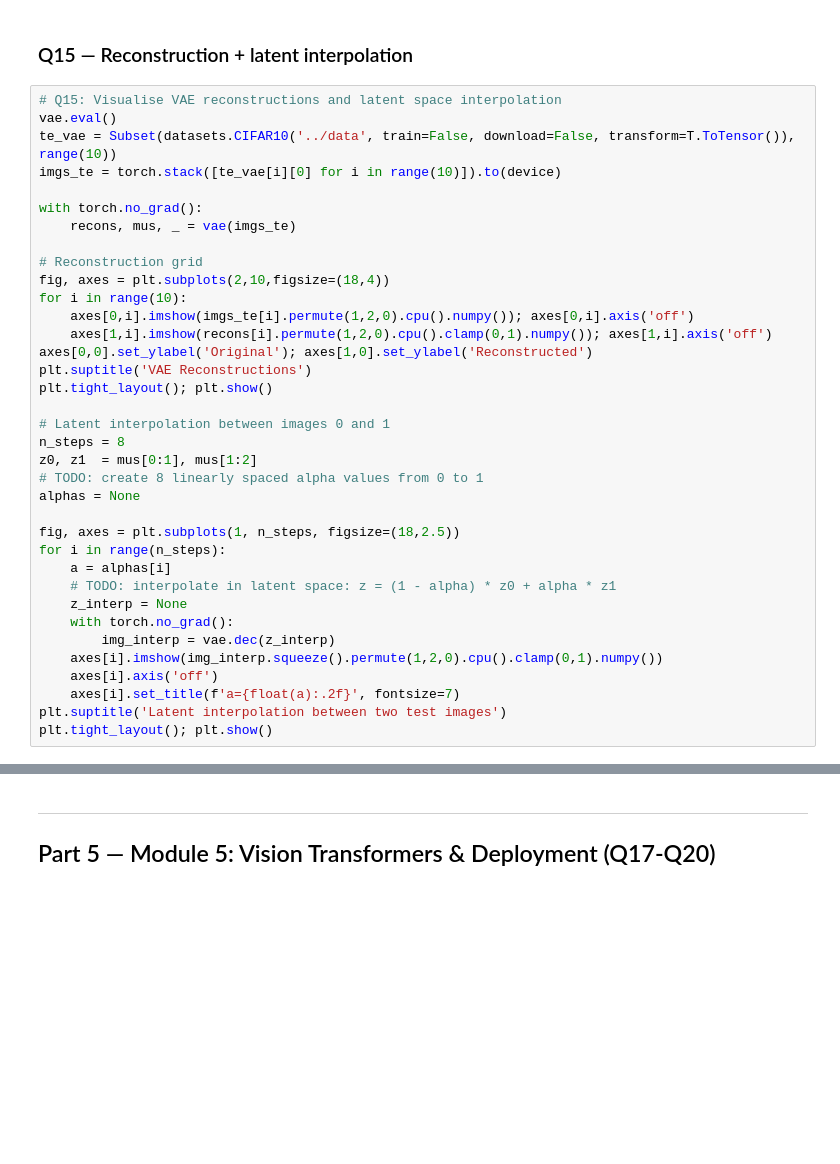
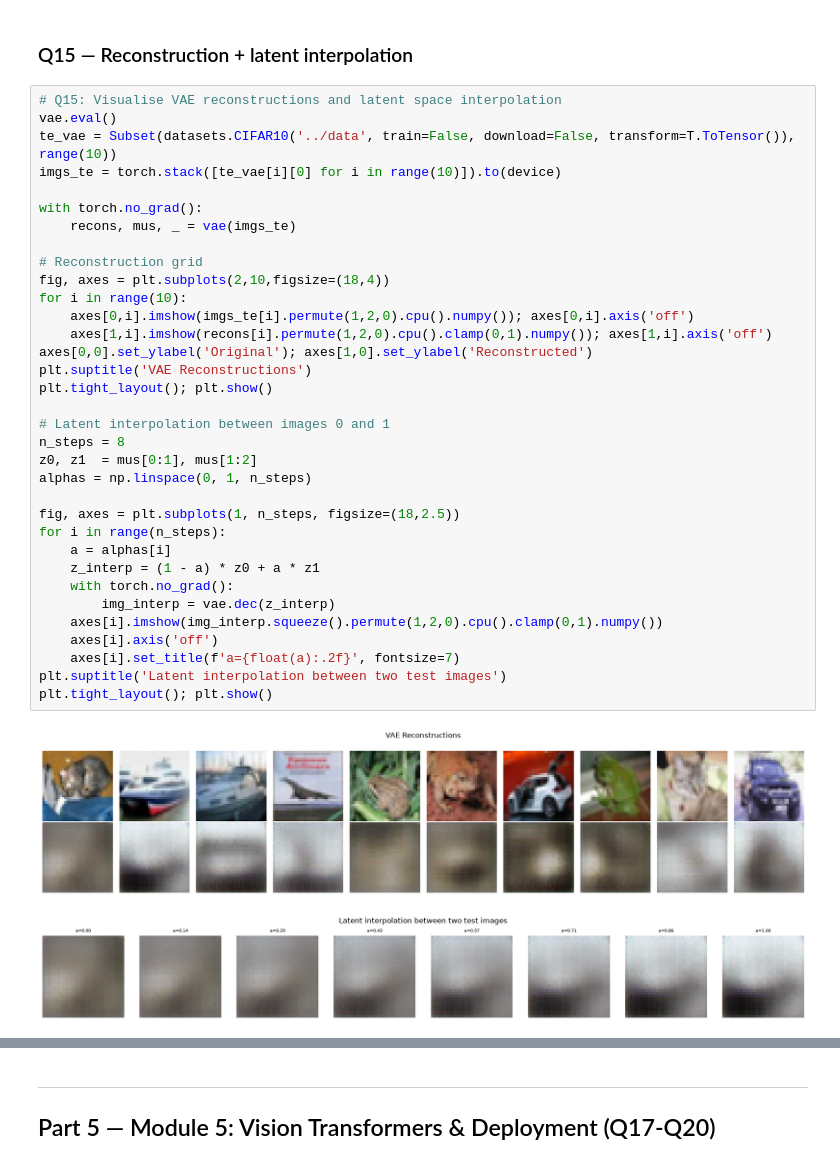
Before and after one commit to Sulav-Koirala/AI-Fellowship-Assignments, a Jupyter notebook: Week 11/W11_CV_Assignment_Notebook.ipynb, the cells around one changed output, grey strips where cells are left out. Cells and saved outputs as stored; diff of their text form; blank space fills up the shorter version.

```diff
--- a/Week 11/W11_CV_Assignment_Notebook.ipynb
+++ b/Week 11/W11_CV_Assignment_Notebook.ipynb
@@ -716,37 +720,38 @@ plt.tight_layout(); plt.show()
 vae.eval()
 te_vae = Subset(datasets.CIFAR10('../data', train=False, download=False, transform=T.ToTensor()), range(10))
 imgs_te = torch.stack([te_vae[i][0] for i in range(10)]).to(device)
 
 with torch.no_grad():
     recons, mus, _ = vae(imgs_te)
 
 # Reconstruction grid
 fig, axes = plt.subplots(2,10,figsize=(18,4))
 for i in range(10):
     axes[0,i].imshow(imgs_te[i].permute(1,2,0).cpu().numpy()); axes[0,i].axis('off')
     axes[1,i].imshow(recons[i].permute(1,2,0).cpu().clamp(0,1).numpy()); axes[1,i].axis('off')
 axes[0,0].set_ylabel('Original'); axes[1,0].set_ylabel('Reconstructed')
 plt.suptitle('VAE Reconstructions')
 plt.tight_layout(); plt.show()
 
 # Latent interpolation between images 0 and 1
 n_steps = 8
 z0, z1  = mus[0:1], mus[1:2]
-# TODO: create 8 linearly spaced alpha values from 0 to 1
-alphas = None
+alphas = np.linspace(0, 1, n_steps)
 
 fig, axes = plt.subplots(1, n_steps, figsize=(18,2.5))
 for i in range(n_steps):
     a = alphas[i]
-    # TODO: interpolate in latent space: z = (1 - alpha) * z0 + alpha * z1
-    z_interp = None
+    z_interp = (1 - a) * z0 + a * z1
     with torch.no_grad():
         img_interp = vae.dec(z_interp)
     axes[i].imshow(img_interp.squeeze().permute(1,2,0).cpu().clamp(0,1).numpy())
     axes[i].axis('off')
     axes[i].set_title(f'a={float(a):.2f}', fontsize=7)
 plt.suptitle('Latent interpolation between two test images')
 plt.tight_layout(); plt.show()
+# %% [output]
+[figure, added]
+[figure, added]
 # %% [markdown]
 ### Q16 — Reflect: Module 4
 
```
Also changed, not shown: parts of 8 cells of this notebook.
